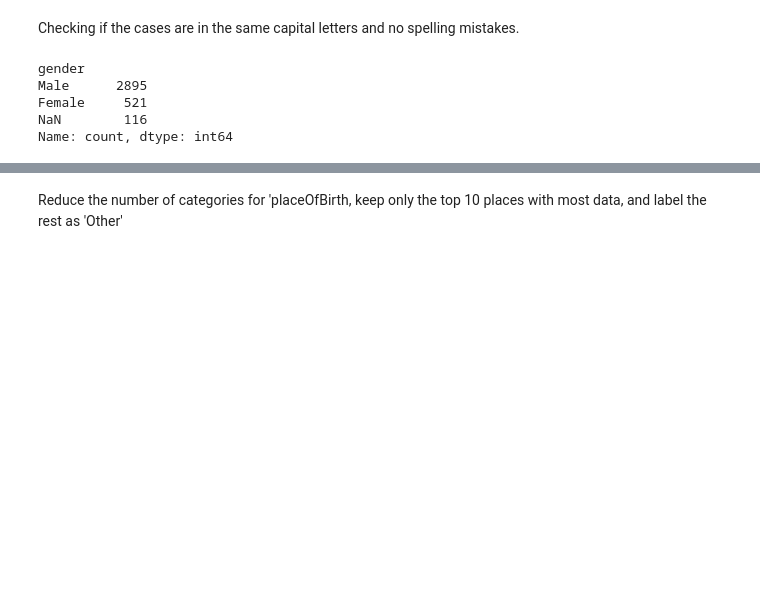
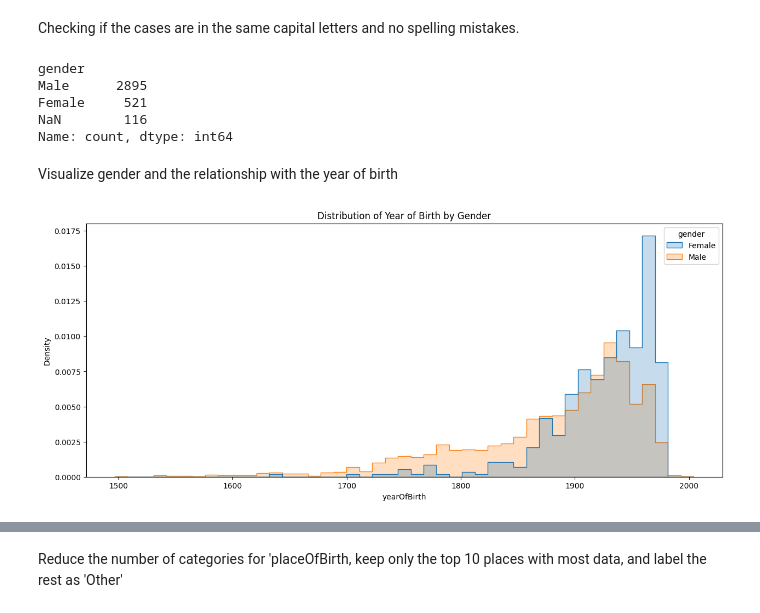
Before and after one commit to jennylzx/SSI-mentorship, a Jupyter notebook: notebooks/Tate_Artists.ipynb, the cells around one changed output, grey strips where cells are left out. Saved outputs shown, nothing was run; the diff lists cells and outputs as text; code cells hidden in the pictures; blank space fills up the shorter version.

Commit message:
Updated the code for visualization

```diff
--- a/notebooks/Tate_Artists.ipynb
+++ b/notebooks/Tate_Artists.ipynb
@@ -125,3 +119,12 @@ Male      2895
 Female     521
 NaN        116
 Name: count, dtype: int64
+# %% [markdown]
+Visualize gender and the relationship with the year of birth
+# %%
+plt.figure(figsize=(15, 6))
+sns.histplot(data=df, x="yearOfBirth", hue="gender", element="step", stat="density", common_norm=False)
+plt.title("Distribution of Year of Birth by Gender")
+plt.show()
+# %% [output]
+[figure, added]
```
Also changed, not shown: parts of 5 cells of this notebook, 2 other files.
